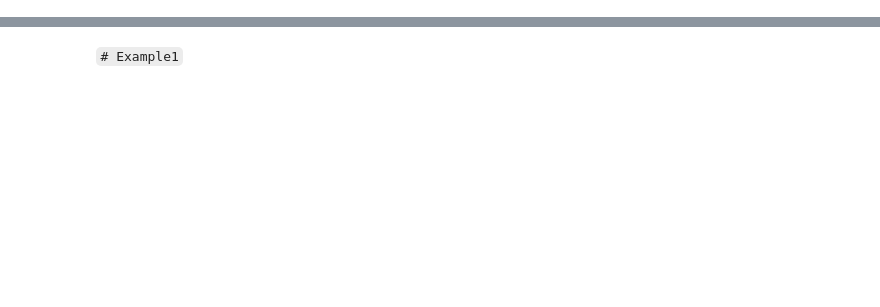
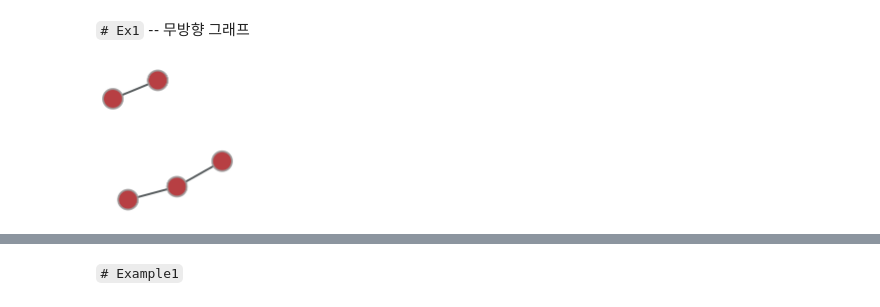
Before and after one commit to miruetoto/share, a Jupyter notebook: 001_그래프신호만들고시각화하기.ipynb, the cells around one changed output, grey strips where cells are left out. Saved outputs shown, nothing was run; the diff lists cells and outputs as text; code cells hidden in the pictures; blank space fills up the shorter version.

```diff
--- a/001_그래프신호만들고시각화하기.ipynb
+++ b/001_그래프신호만들고시각화하기.ipynb
@@ -2,3 +2,13 @@
 import torch
 import torch_geometric
 import hsnowtrans as hst
+# %% [markdown]
+`# Ex1` -- 무방향 그래프
+# %%
+links = torch.tensor([[0, 1, 2, 3, 4, 3],
+                      [1, 0, 3, 2, 3, 4]], dtype=torch.long)
+graph = torch_geometric.data.Data(edge_index = links, num_nodes=5)
+# %%
+hst.plot_undirected_unweighted_without_y(graph)
+# %% [output]
+[figure, added]
```
Also changed, not shown: parts of 21 cells of this notebook, 7 other files.
